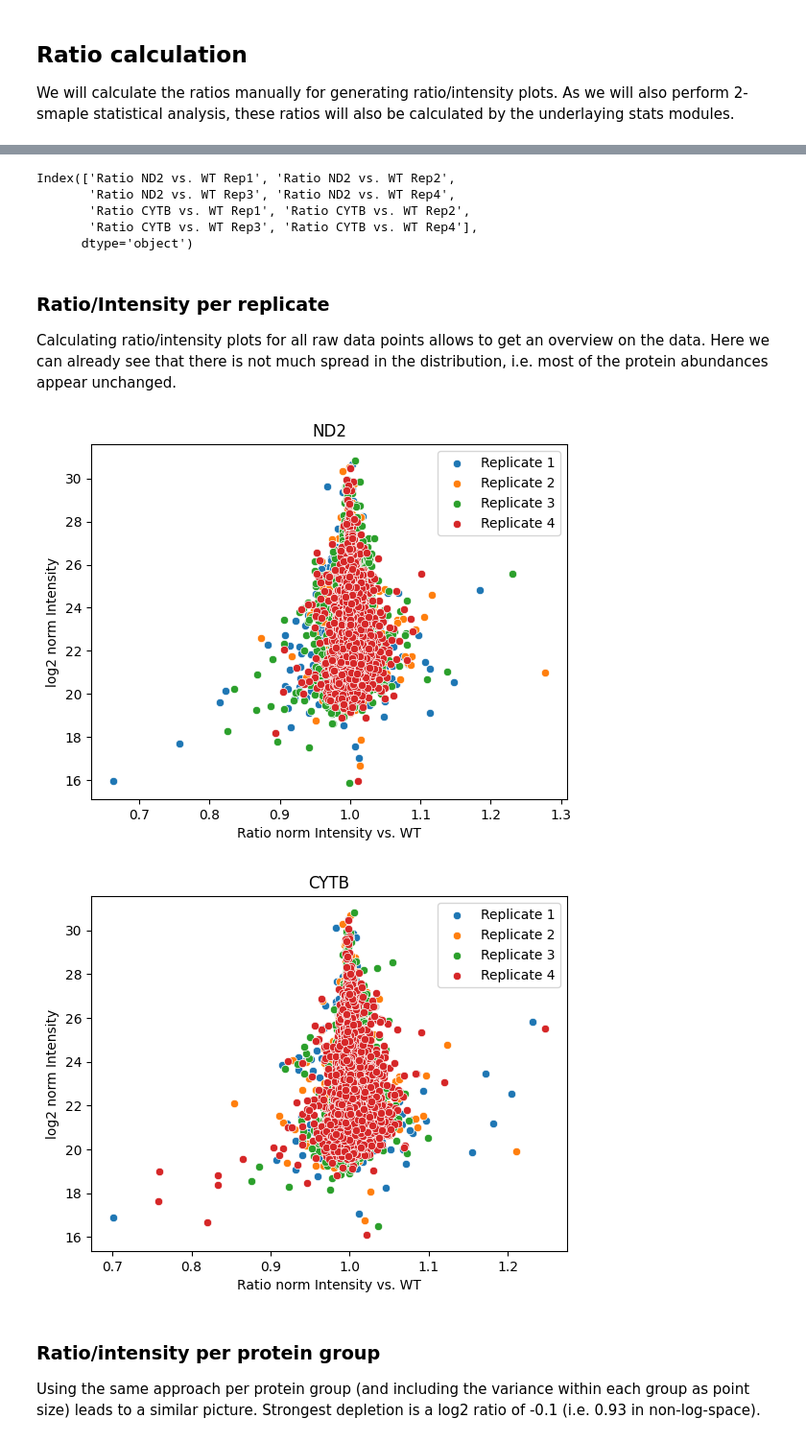
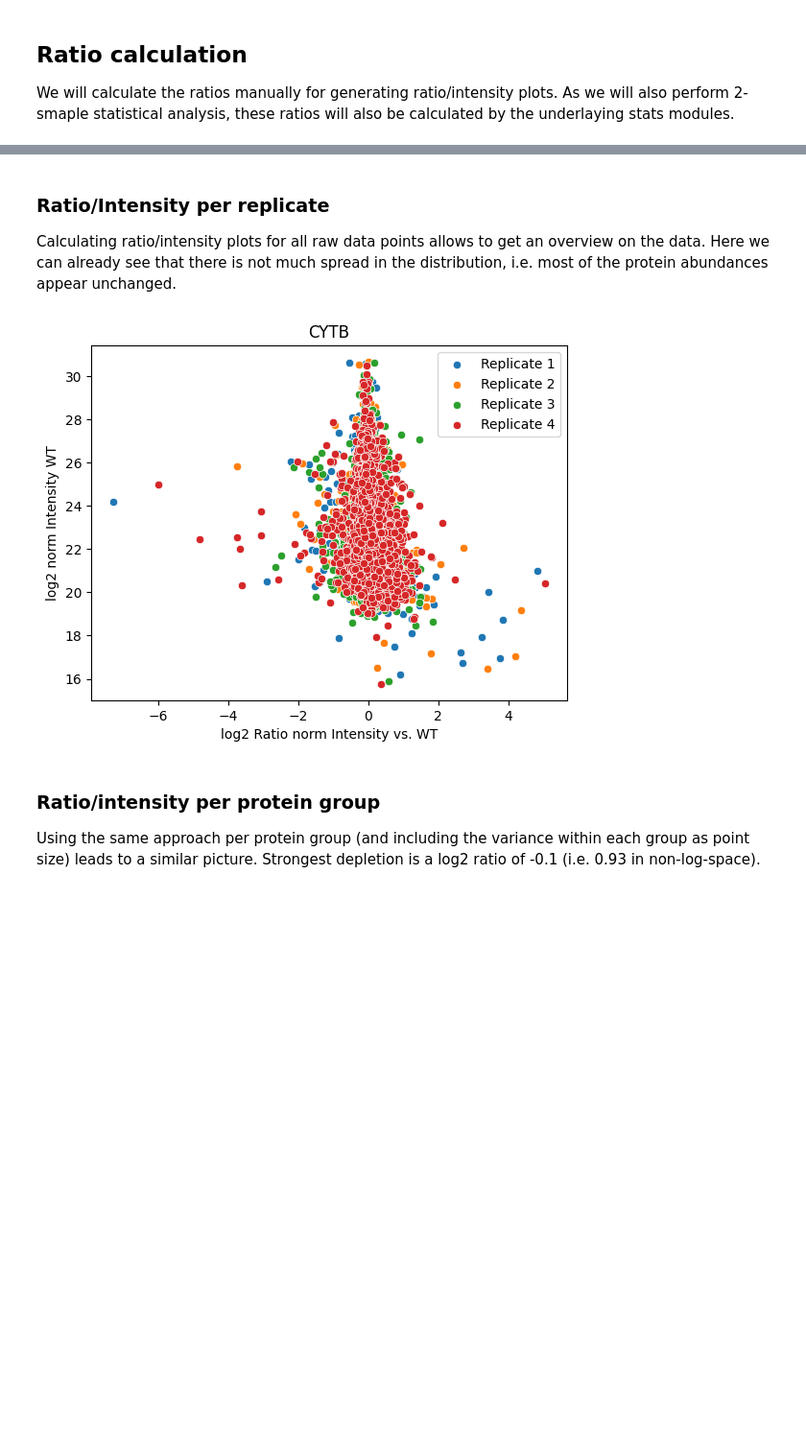
Before and after one commit to aretaon/silencing-mito-genes-analysis, a Jupyter notebook: ND2_CYTB/analysis_2h_nonfrac.ipynb, the cells around one changed output, grey strips where cells are left out. Shown at 96% size. Saved outputs shown, nothing was run; the diff lists cells and outputs as text; code cells hidden in the pictures; blank space fills up the shorter version.

Commit message:
Splitted the different experiments and corrected a few bugs

```diff
--- a/ND2_CYTB/analysis_2h_nonfrac.ipynb
+++ b/ND2_CYTB/analysis_2h_nonfrac.ipynb
@@ -100,6 +113,6 @@ intens_nested
 ### Filtering
 We filter so that each protein group contains LFQ intensities for et least 75% of the conditions. Since the search was done with MBR enabled, this is a rather liberal filtering.
 # %%
-pg = pp.filter_vv(pg, intens_nested, 3)
+pg = pp.filter_vv(pg, [intens_nested[0], intens_nested[1]], 3)
 # %% [output]
 3139 rows before filter operation.
@@ -145,5 +144,0 @@ intens_imp
-# %%
-intens_norm = []
-for cond in [intens_imp[:4], intens_imp[4:8], intens_imp[8:12]]:
-    pg, i = pp.cyclic_loess(pg, cond, return_cols=True)
-    intens_norm.extend(i)
@@ -177,15 +156,9 @@ for cond in [intens_norm[:4], intens_norm[4:8], intens_norm[8:12]]:
 We will calculate the ratios manually for generating ratio/intensity plots. As we will also perform 2-smaple statistical analysis, these ratios will also be calculated by the underlaying stats modules.
 # %%
 # calculate the ratios
-wt_cond = intens_norm[:4]
+pg[[f"log2_Ratio {treatment_experiment_name} vs. WT Rep{i+1}" for i in range(4)]] = (
+    pg[log_intens_imp_norm_nested[1]].values - pg[log_intens_imp_norm_nested[0]].values
+)
 
-print(wt_cond)
-
-for cond in [intens_norm[8:12], intens_norm[4:8]]:
-    pg[
-        [
-            f'Ratio {cond[0].split("_KD_")[0][19:].split(".")[0]} vs. WT Rep{i+1}'
-            for i in range(4)
-        ]
-    ] = (pg[cond].values / pg[wt_cond].values)
+print(pg.filter(regex="vs. WT").columns)
 # %% [output]
@@ -193,31 +168,19 @@ for cond in [intens_norm[8:12], intens_norm[4:8]]:
-# %%
-print(pg.filter(regex="vs. WT").columns)
-# %% [output]
-Index(['Ratio ND2 vs. WT Rep1', 'Ratio ND2 vs. WT Rep2',
-       'Ratio ND2 vs. WT Rep3', 'Ratio ND2 vs. WT Rep4',
-       'Ratio CYTB vs. WT Rep1', 'Ratio CYTB vs. WT Rep2',
-       'Ratio CYTB vs. WT Rep3', 'Ratio CYTB vs. WT Rep4'],
-      dtype='object')
 # %% [markdown]
 ### Ratio/Intensity per replicate
 Calculating ratio/intensity plots for all raw data points allows to get an overview on the data. Here we can already see that there is not much spread in the distribution, i.e. most of the protein abundances appear unchanged.
 # %%
-# ratio intensity plots
-for cond in [intens_norm[8:12], intens_norm[4:8]]:
-    ratio = pg.filter(
-        regex=f'Ratio {cond[0].split("_KD_")[0][19:].split(".")[0]}'
-    ).values
-    intens = pg[cond].values
-    for i, (rep_ratio, rep_intens) in enumerate(zip(ratio.T, intens.T)):
-        sns.scatterplot(x=rep_ratio, y=rep_intens, label=f"Replicate {i+1}")
-    plt.ylabel("log2 norm Intensity")
-    plt.xlabel("Ratio norm Intensity vs. WT")
-    plt.title(cond[0].split("_KD_")[0][19:].split(".")[0])
-    plt.savefig(f"PR101_2h_nonfrac_{cond[0].split('R1')[0][:-1]}_ratio_intens.pdf")
-    plt.show()
+# ratio intensity plot
+ratio = pg.filter(regex=f"log2_Ratio {treatment_experiment_name}").values
+intens = pg[log_intens_imp_norm_nested[0]].values
+for i, (rep_ratio, rep_intens) in enumerate(zip(ratio.T, intens.T)):
+    sns.scatterplot(x=rep_ratio, y=rep_intens, label=f"Replicate {i+1}")
+plt.ylabel("log2 norm Intensity WT")
+plt.xlabel("log2 Ratio norm Intensity vs. WT")
+plt.title(treatment_experiment_name)
+plt.savefig(f"PR101_2h_nonfrac_{target_gene_name}_ratio_intens.pdf")
+plt.show()
 # %% [output]
-[figure, old version]
+[figure, new version]
-[figure, removed]
 # %% [markdown]
 ### Ratio/intensity per protein group
 Using the same approach per protein group (and including the variance within each group as point size) leads to a similar picture. Strongest depletion is a log2 ratio of -0.1 (i.e. 0.93 in non-log-space).
```
Also changed, not shown: parts of 24 cells of this notebook, 25 other files.
